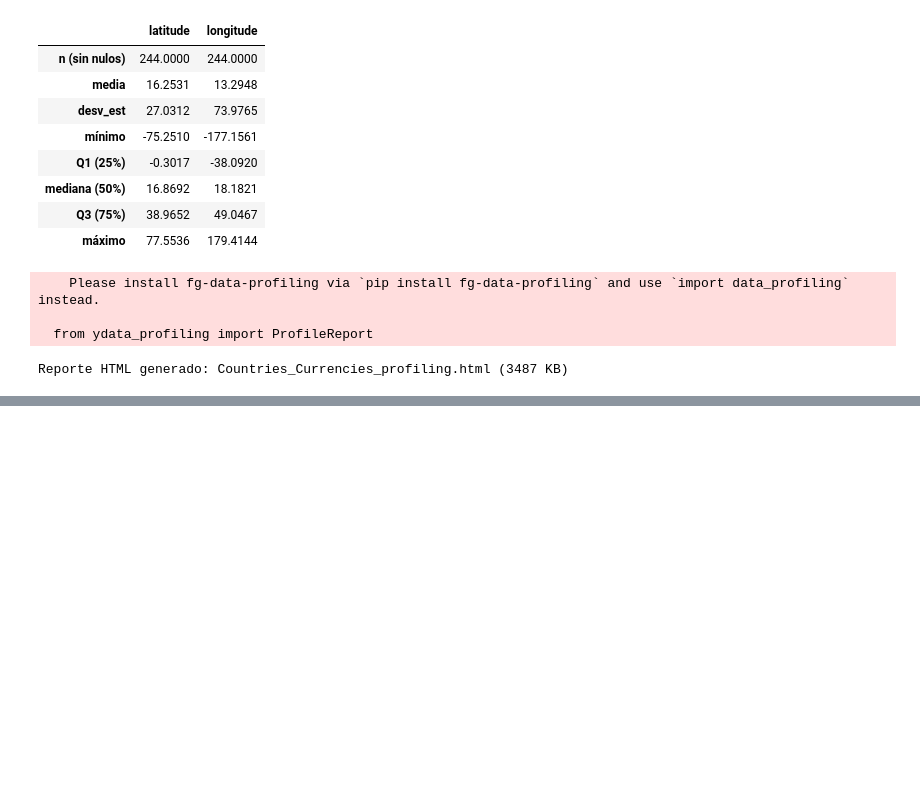
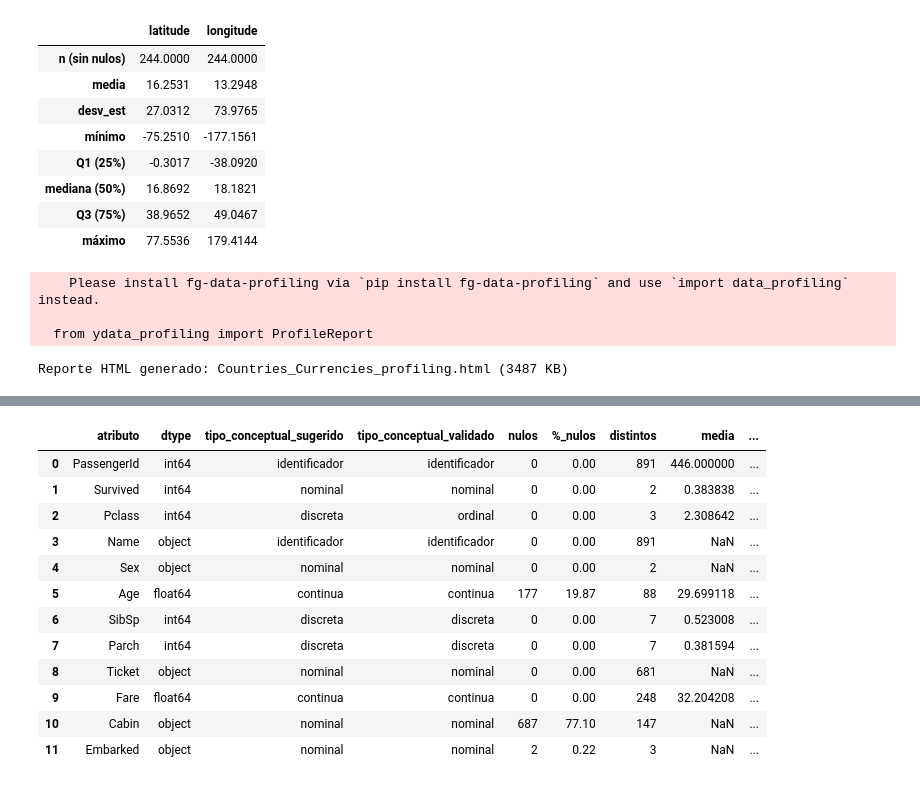
Before and after one commit to juancguerrerom13/Taller1-Gestion-de-Datos, a Jupyter notebook: work/taller1.ipynb, the cells around one changed output, grey strips where cells are left out. Saved outputs shown, nothing was run; the diff lists cells and outputs as text; code cells hidden in the pictures; blank space fills up the shorter version.

```diff
--- a/work/taller1.ipynb
+++ b/work/taller1.ipynb
@@ -350,0 +382,27 @@ Reporte HTML generado: Countries_Currencies_profiling.html (3487 KB)
+# %%
+# Reutilizamos la función perfil() de la sección 2 (misma tabla resumen de atributos)
+resumen_titanic = perfil(titanic, "titanic").drop(columns="tabla")
+
+# Validación del analista: Pclass tiene un orden natural (1.ª > 2.ª > 3.ª clase), por lo que es ordinal.
+# El resto de los tipos sugeridos se mantiene.
+ajustes = {"Pclass": "ordinal"}
+resumen_titanic.insert(
+    resumen_titanic.columns.get_loc("tipo_conceptual_sugerido") + 1,
+    "tipo_conceptual_validado",
+    resumen_titanic["atributo"].map(ajustes).fillna(resumen_titanic["tipo_conceptual_sugerido"]),
+)
+resumen_titanic
+# %% [output]
+|  | atributo | dtype | tipo_conceptual_sugerido | tipo_conceptual_validado | nulos | %_nulos | distintos | media | ... |
+| 0 | PassengerId | int64 | identificador | identificador | 0 | 0.00 | 891 | 446.000000 | ... |
+| 1 | Survived | int64 | nominal | nominal | 0 | 0.00 | 2 | 0.383838 | ... |
+| 2 | Pclass | int64 | discreta | ordinal | 0 | 0.00 | 3 | 2.308642 | ... |
+| 3 | Name | object | identificador | identificador | 0 | 0.00 | 891 | NaN | ... |
+| 4 | Sex | object | nominal | nominal | 0 | 0.00 | 2 | NaN | ... |
+| 5 | Age | float64 | continua | continua | 177 | 19.87 | 88 | 29.699118 | ... |
+| 6 | SibSp | int64 | discreta | discreta | 0 | 0.00 | 7 | 0.523008 | ... |
+| 7 | Parch | int64 | discreta | discreta | 0 | 0.00 | 7 | 0.381594 | ... |
+| 8 | Ticket | object | nominal | nominal | 0 | 0.00 | 681 | NaN | ... |
+| 9 | Fare | float64 | continua | continua | 0 | 0.00 | 248 | 32.204208 | ... |
+| 10 | Cabin | object | nominal | nominal | 687 | 77.10 | 147 | NaN | ... |
+| 11 | Embarked | object | nominal | nominal | 2 | 0.22 | 3 | NaN | ... |
```
Also changed, not shown: parts of 55 cells of this notebook, 2 other files.
